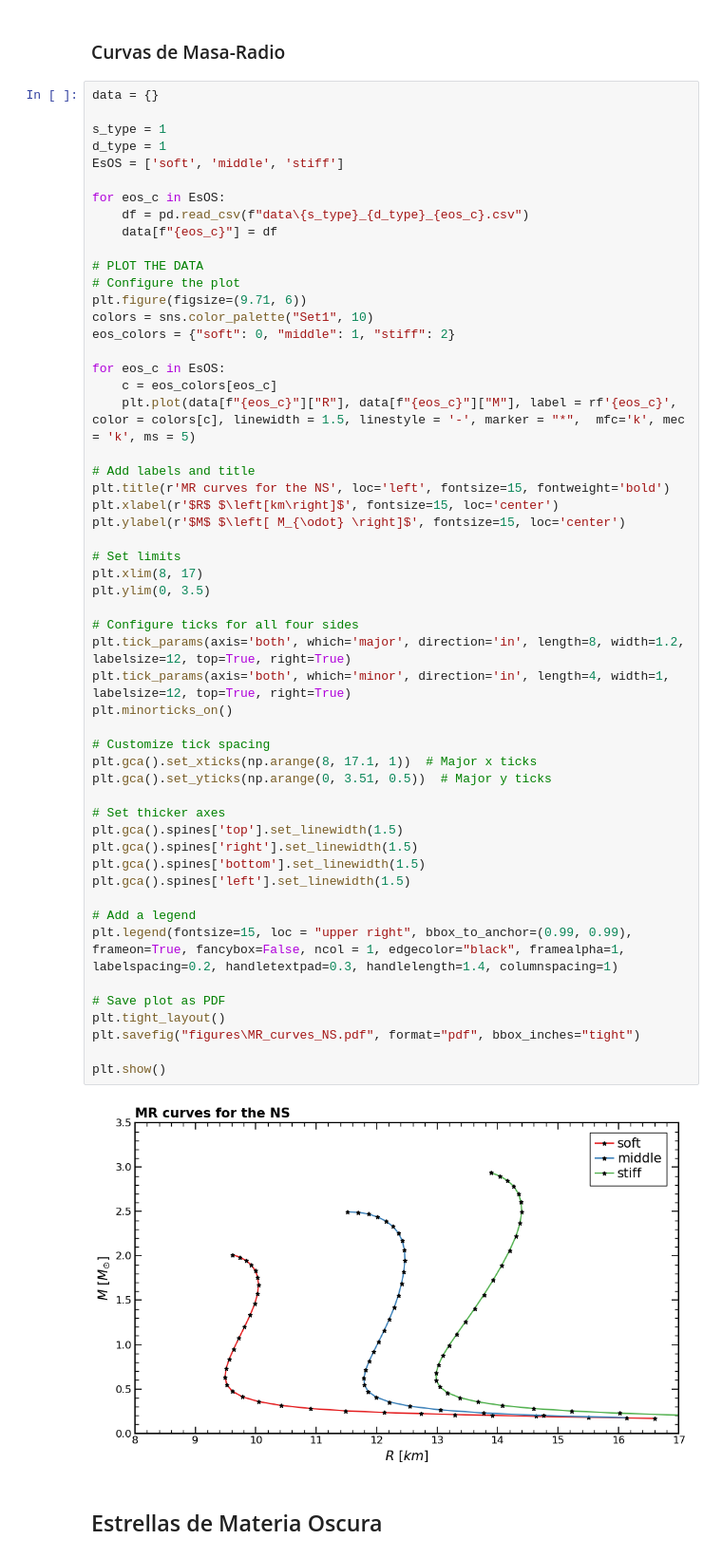
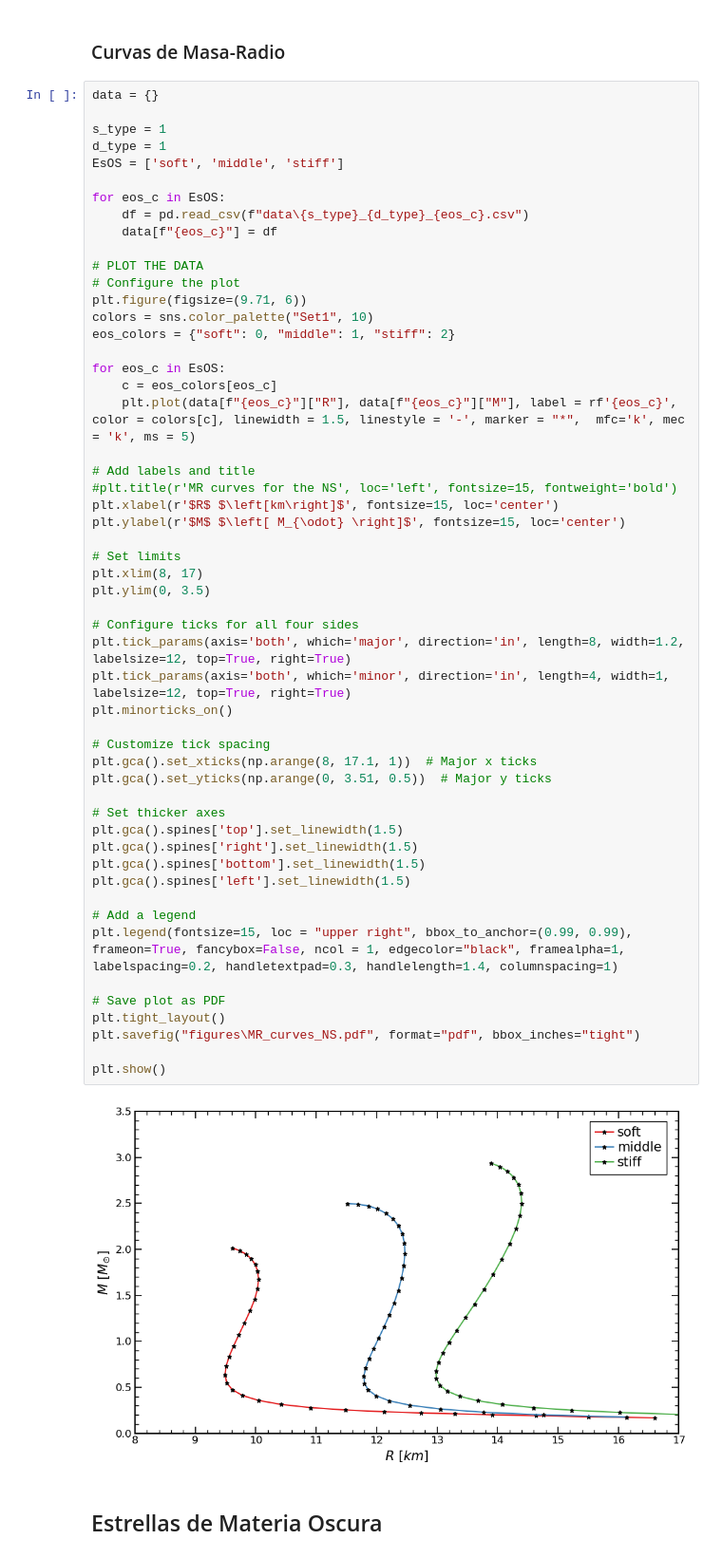
Before and after one commit to Diego-gt-phys/TFG, a Jupyter notebook: DANTE_Figures.ipynb, the cells around one changed output. Shown at 95% size. Drawn from its saved outputs; the diff is of its cells as text.

```diff
--- a/DANTE_Figures.ipynb
+++ b/DANTE_Figures.ipynb
@@ -1130,39 +1186,39 @@ for eos_c in EsOS:
     plt.plot(data[f"{eos_c}"]["R"], data[f"{eos_c}"]["M"], label = rf'{eos_c}', color = colors[c], linewidth = 1.5, linestyle = '-', marker = "*",  mfc='k', mec = 'k', ms = 5)
 
 # Add labels and title
-plt.title(r'MR curves for the NS', loc='left', fontsize=15, fontweight='bold')
+#plt.title(r'MR curves for the NS', loc='left', fontsize=15, fontweight='bold')
 plt.xlabel(r'$R$ $\left[km\right]$', fontsize=15, loc='center')
 plt.ylabel(r'$M$ $\left[ M_{\odot} \right]$', fontsize=15, loc='center')
 
 # Set limits
 plt.xlim(8, 17)
 plt.ylim(0, 3.5)
 
 # Configure ticks for all four sides
 plt.tick_params(axis='both', which='major', direction='in', length=8, width=1.2, labelsize=12, top=True, right=True)
 plt.tick_params(axis='both', which='minor', direction='in', length=4, width=1, labelsize=12, top=True, right=True)
 plt.minorticks_on()
 
 # Customize tick spacing
 plt.gca().set_xticks(np.arange(8, 17.1, 1))  # Major x ticks
 plt.gca().set_yticks(np.arange(0, 3.51, 0.5))  # Major y ticks
 
 # Set thicker axes
 plt.gca().spines['top'].set_linewidth(1.5)
 plt.gca().spines['right'].set_linewidth(1.5)
 plt.gca().spines['bottom'].set_linewidth(1.5)
 plt.gca().spines['left'].set_linewidth(1.5)
 
 # Add a legend
 plt.legend(fontsize=15, loc = "upper right", bbox_to_anchor=(0.99, 0.99), frameon=True, fancybox=False, ncol = 1, edgecolor="black", framealpha=1, labelspacing=0.2, handletextpad=0.3, handlelength=1.4, columnspacing=1)
 
 # Save plot as PDF
 plt.tight_layout()
 plt.savefig("figures\MR_curves_NS.pdf", format="pdf", bbox_inches="tight")
 
 plt.show()
 # %% [output]
-[figure, old version]
+[figure, new version]
 # %% [markdown]
 ## Estrellas de Materia Oscura
 # %% [markdown]
```
Also changed, not shown: parts of 4 cells of this notebook, 13 other files.
